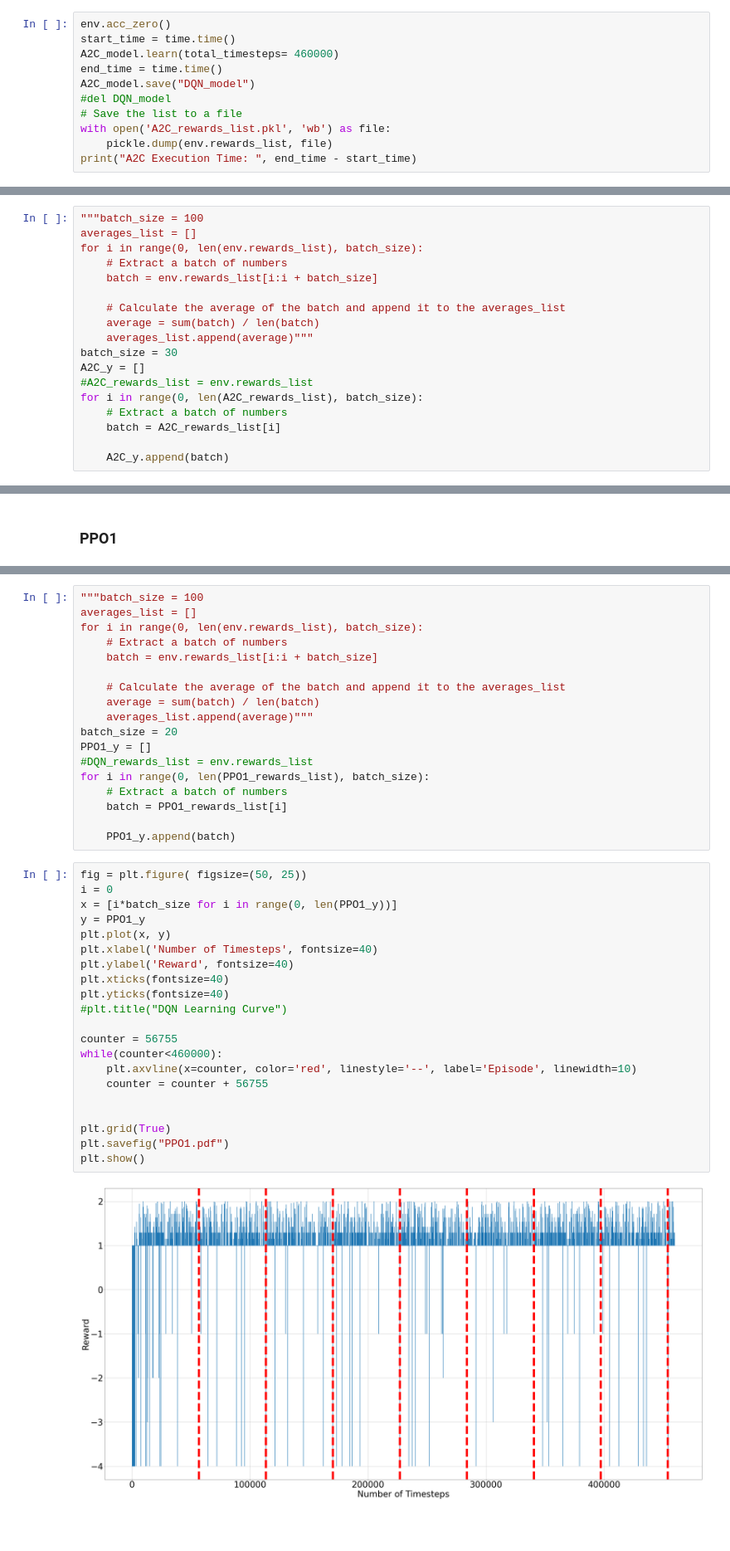
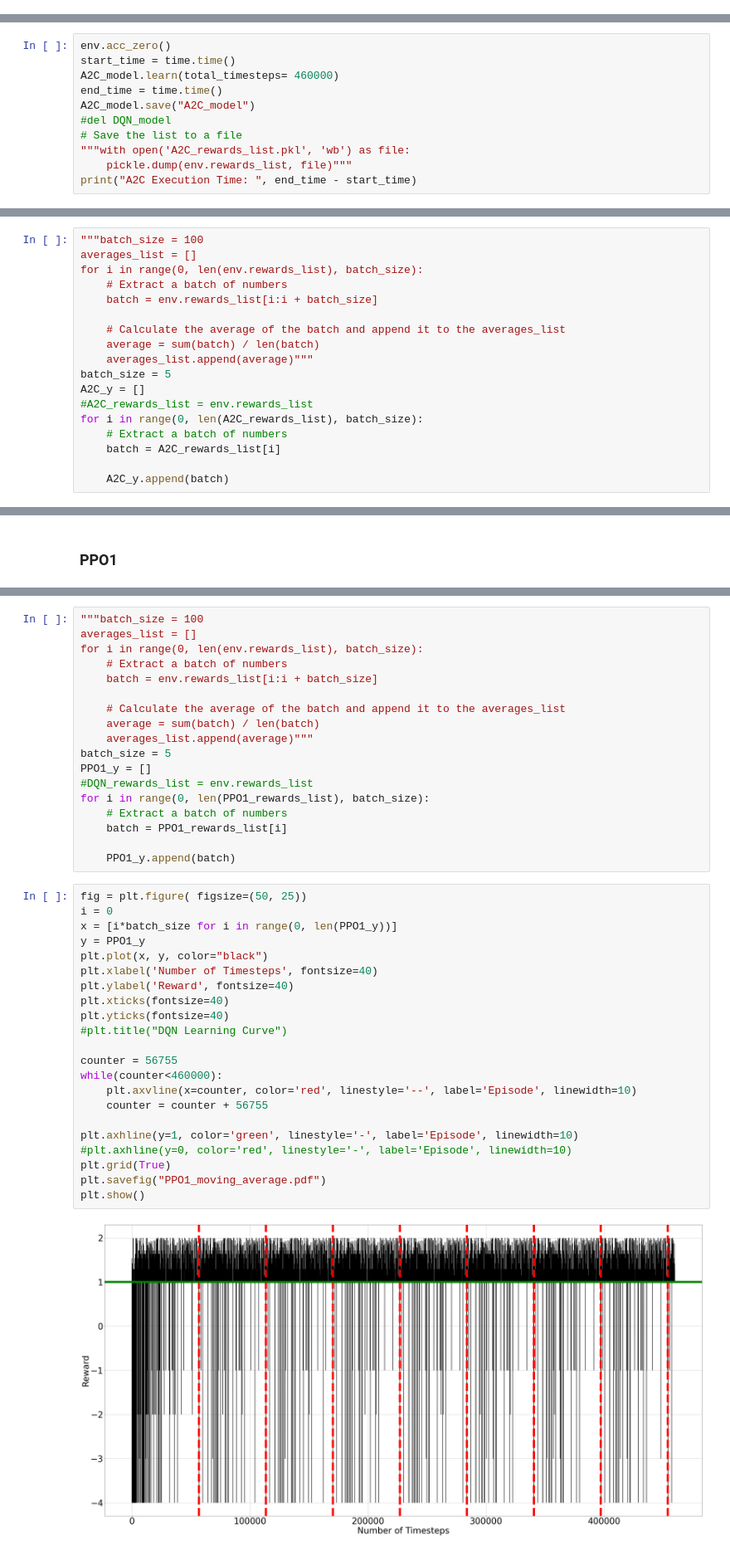
Before and after one commit to amirmahdiKhosravi/Adaptive-Logging-System, a Jupyter notebook: code/model-implementation.ipynb, the cells around one changed output, grey strips where cells are left out. Shown at 83% size. Saved outputs shown, nothing was run; the diff lists cells and outputs as text; blank space fills up the shorter version.

```diff
--- a/code/model-implementation.ipynb
+++ b/code/model-implementation.ipynb
@@ -381,13 +412,2 @@ plt.show()
 # %% [markdown]
 ### A2C:
-# %%
-env.acc_zero()
-start_time = time.time()
-A2C_model.learn(total_timesteps= 460000)
-end_time = time.time()
-A2C_model.save("DQN_model")
-#del DQN_model
-# Save the list to a file
-with open('A2C_rewards_list.pkl', 'wb') as file:
-    pickle.dump(env.rewards_list, file)
-print("A2C Execution Time: ", end_time - start_time)
@@ -405,0 +414,11 @@ print(len(A2C_rewards_list))  # Output: [1, 2, 3, 4, 5]
+# %%
+env.acc_zero()
+start_time = time.time()
+A2C_model.learn(total_timesteps= 460000)
+end_time = time.time()
+A2C_model.save("A2C_model")
+#del DQN_model
+# Save the list to a file
+"""with open('A2C_rewards_list.pkl', 'wb') as file:
+    pickle.dump(env.rewards_list, file)"""
+print("A2C Execution Time: ", end_time - start_time)
@@ -413,7 +444,7 @@ for i in range(0, len(env.rewards_list), batch_size):
     # Calculate the average of the batch and append it to the averages_list
     average = sum(batch) / len(batch)
     averages_list.append(average)"""
-batch_size = 30
+batch_size = 5
 A2C_y = []
 #A2C_rewards_list = env.rewards_list
 for i in range(0, len(A2C_rewards_list), batch_size):
@@ -492,7 +546,7 @@ for i in range(0, len(env.rewards_list), batch_size):
     # Calculate the average of the batch and append it to the averages_list
     average = sum(batch) / len(batch)
     averages_list.append(average)"""
-batch_size = 20
+batch_size = 5
 PPO1_y = []
 #DQN_rewards_list = env.rewards_list
 for i in range(0, len(PPO1_rewards_list), batch_size):
@@ -503,23 +557,24 @@ for i in range(0, len(PPO1_rewards_list), batch_size):
 # %%
 fig = plt.figure( figsize=(50, 25))
 i = 0
 x = [i*batch_size for i in range(0, len(PPO1_y))]
 y = PPO1_y
-plt.plot(x, y)
+plt.plot(x, y, color="black")
 plt.xlabel('Number of Timesteps', fontsize=40)
 plt.ylabel('Reward', fontsize=40)
 plt.xticks(fontsize=40)
 plt.yticks(fontsize=40)
 #plt.title("DQN Learning Curve")
 
 counter = 56755
 while(counter<460000):
     plt.axvline(x=counter, color='red', linestyle='--', label='Episode', linewidth=10)
     counter = counter + 56755
 
-
+plt.axhline(y=1, color='green', linestyle='-', label='Episode', linewidth=10)
+#plt.axhline(y=0, color='red', linestyle='-', label='Episode', linewidth=10)
 plt.grid(True)
-plt.savefig("PPO1.pdf")
+plt.savefig("PPO1_moving_average.pdf")
 plt.show()
 # %% [output]
-[figure, old version]
+[figure, new version]
```
Also changed, not shown: parts of 30 cells of this notebook, 11 other files.
